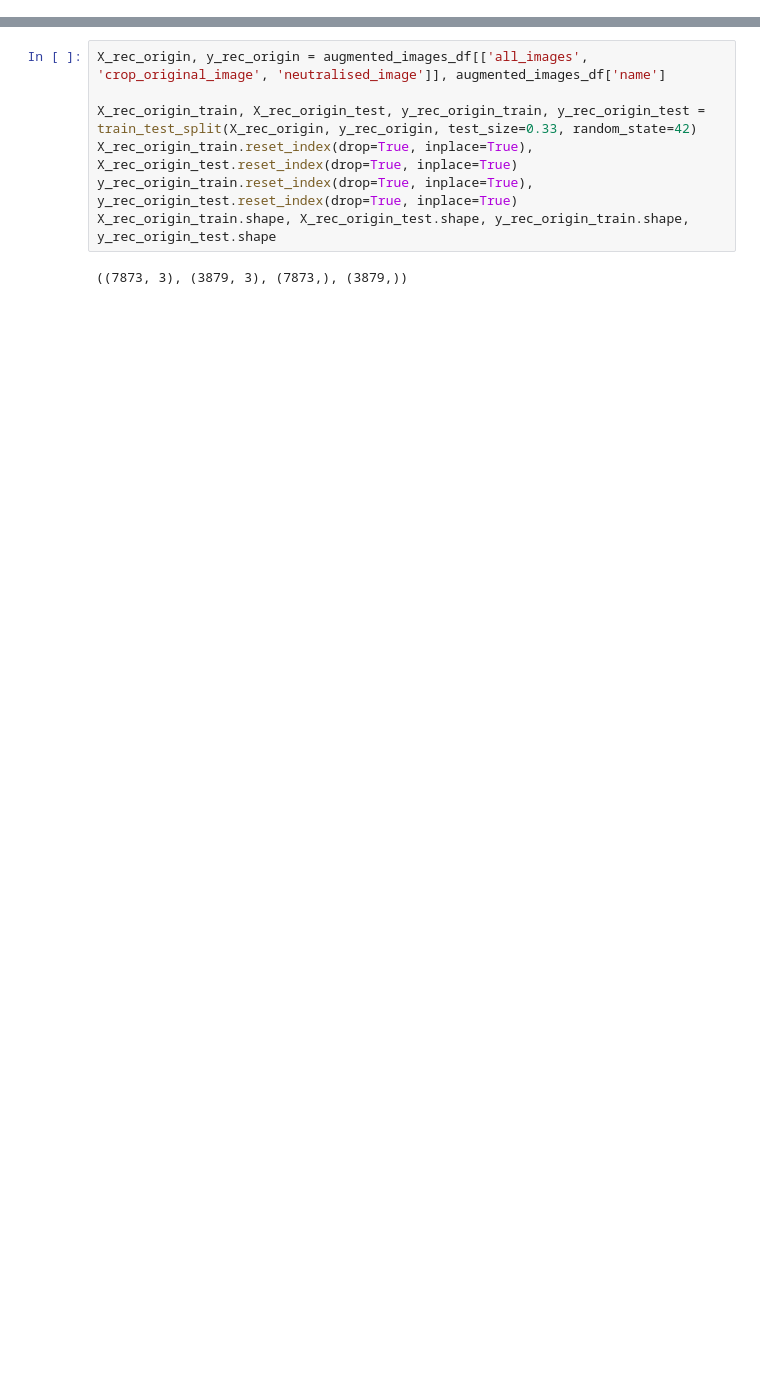
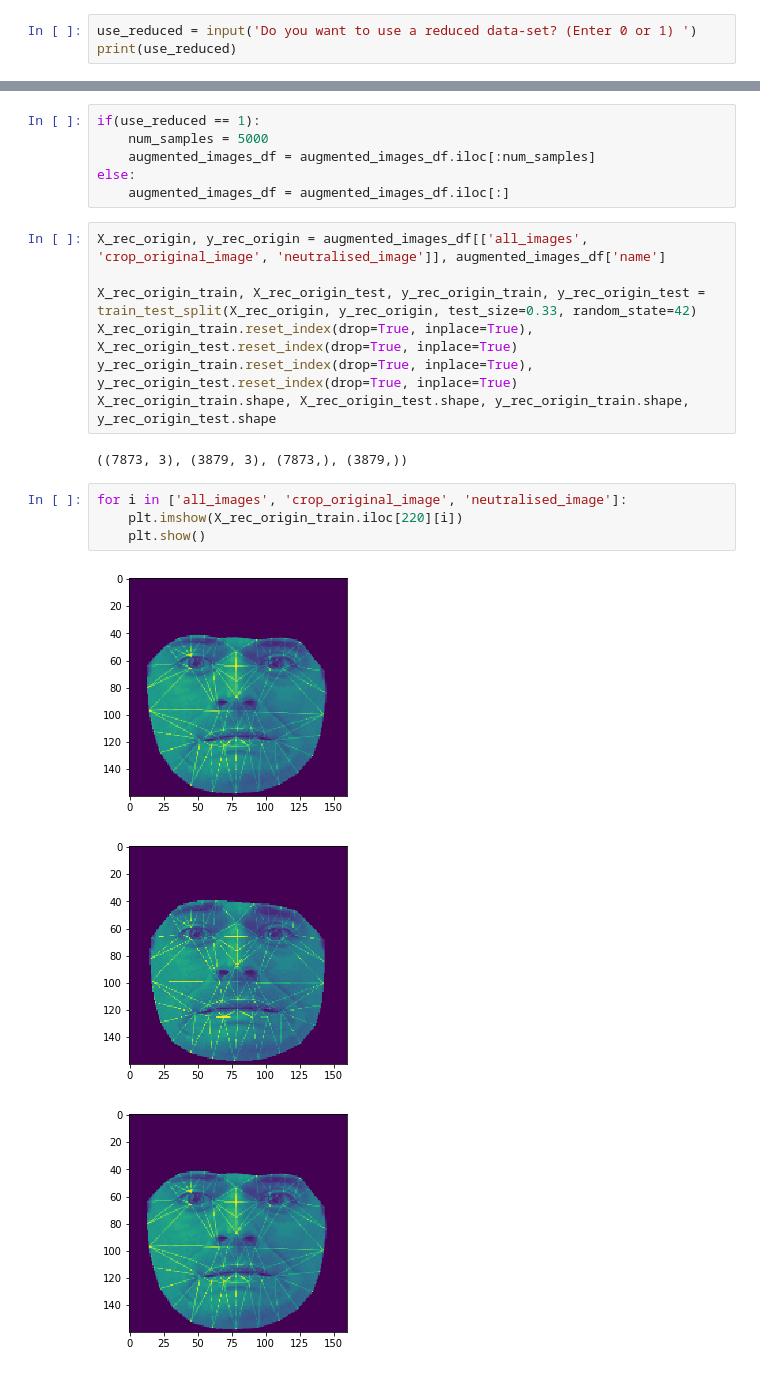
Before and after one commit to maxxiefjv/ACVPR-ExpressionInvariantFaceRecognition, a Jupyter notebook: Ananthu_code/tps_facenet.ipynb, the cells around one changed output, grey strips where cells are left out. Cells and saved outputs as stored; diff of their text form; blank space fills up the shorter version.

```diff
--- a/Ananthu_code/tps_facenet.ipynb
+++ b/Ananthu_code/tps_facenet.ipynb
@@ -69,0 +47,3 @@ augmented_images_df = augmented_images_df.iloc[:]
+# %%
+use_reduced = input('Do you want to use a reduced data-set? (Enter 0 or 1) ')
+print(use_reduced)
@@ -70,3 +53,9 @@ augmented_images_df = augmented_images_df.iloc[:]
+# %%
+if(use_reduced == 1):
+    num_samples = 5000
+    augmented_images_df = augmented_images_df.iloc[:num_samples]
+else:
+    augmented_images_df = augmented_images_df.iloc[:]
 # %%
 X_rec_origin, y_rec_origin = augmented_images_df[['all_images', 'crop_original_image', 'neutralised_image']], augmented_images_df['name']
 
@@ -76,3 +65,11 @@ y_rec_origin_train.reset_index(drop=True, inplace=True), y_rec_origin_test.reset
 X_rec_origin_train.shape, X_rec_origin_test.shape, y_rec_origin_train.shape, y_rec_origin_test.shape
 # %% [output]
 ((7873, 3), (3879, 3), (7873,), (3879,))
+# %%
+for i in ['all_images', 'crop_original_image', 'neutralised_image']:
+    plt.imshow(X_rec_origin_train.iloc[220][i])
+    plt.show()
+# %% [output]
+[figure, added]
+[figure, added]
+[figure, added]
```
Also changed, not shown: parts of 35 cells of this notebook.
